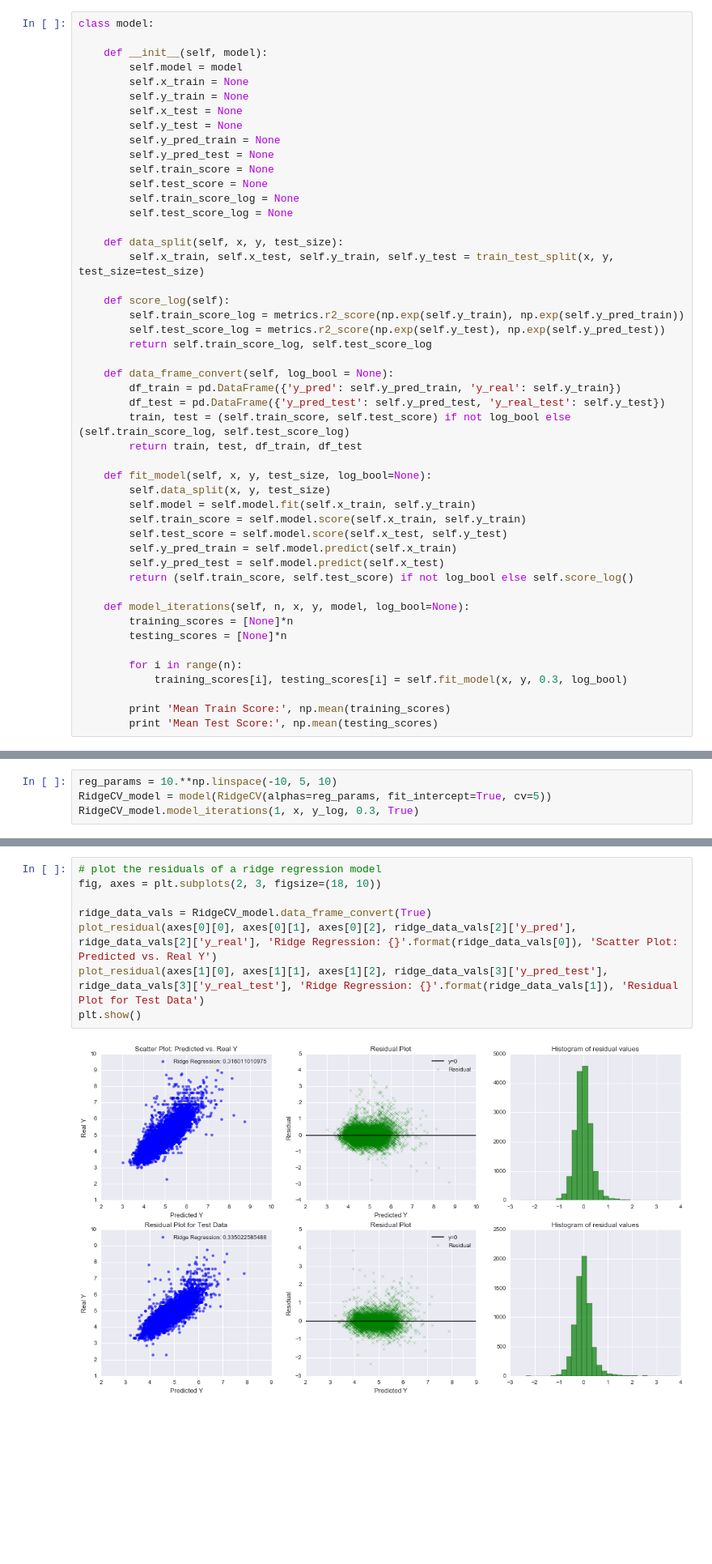
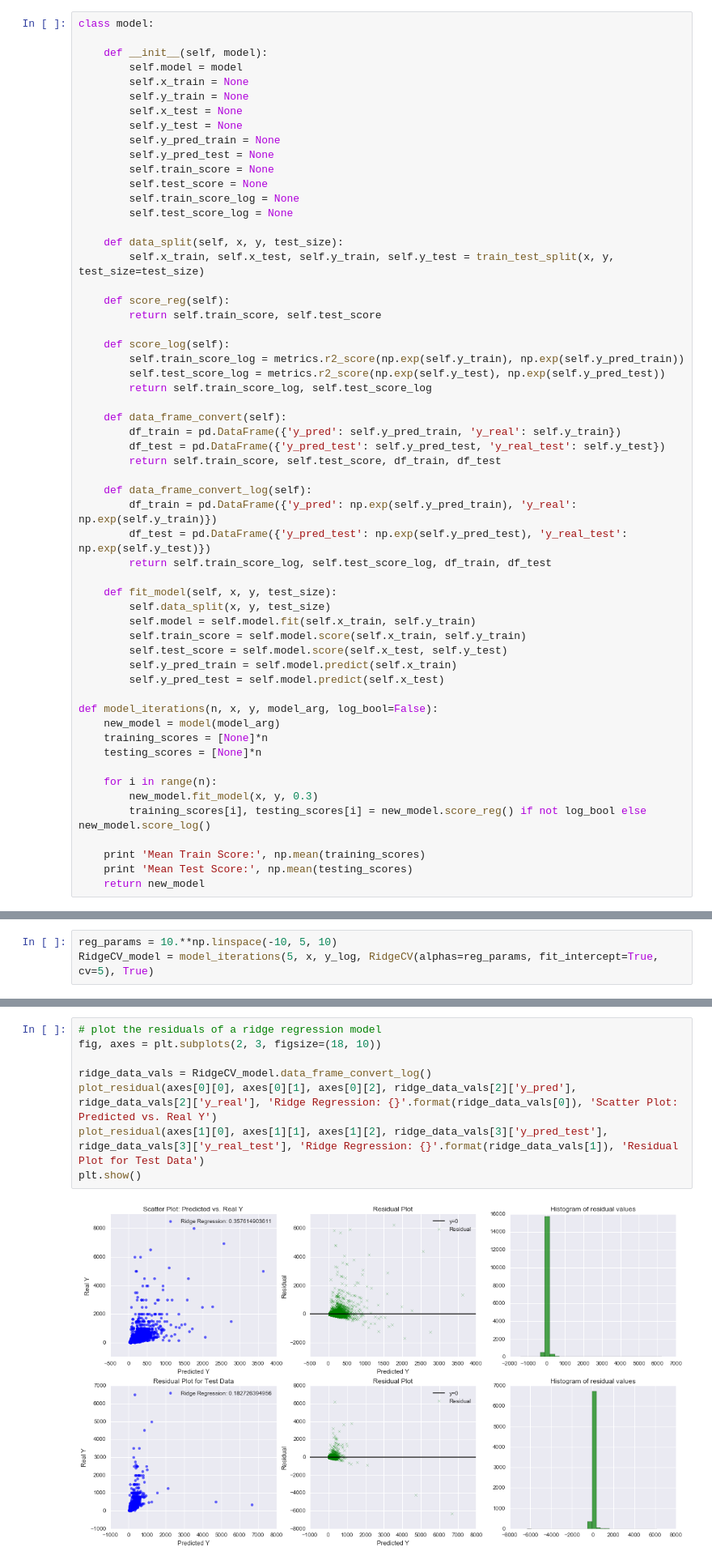
Before and after one commit to samuelklam/airbnb-pricing-prediction, a Jupyter notebook: data-modeling/data-modeling-baseline.ipynb, the cells around one changed output, grey strips where cells are left out. Shown at 81% size. Drawn from its saved outputs; the diff is of its cells as text; blank space fills up the shorter version.

```diff
--- a/data-modeling/data-modeling-baseline.ipynb
+++ b/data-modeling/data-modeling-baseline.ipynb
@@ -80,35 +80,44 @@ class model:
     def data_split(self, x, y, test_size):
         self.x_train, self.x_test, self.y_train, self.y_test = train_test_split(x, y, test_size=test_size)
 
+    def score_reg(self):
+        return self.train_score, self.test_score
+
     def score_log(self):
         self.train_score_log = metrics.r2_score(np.exp(self.y_train), np.exp(self.y_pred_train))
         self.test_score_log = metrics.r2_score(np.exp(self.y_test), np.exp(self.y_pred_test))
         return self.train_score_log, self.test_score_log
 
-    def data_frame_convert(self, log_bool = None):
+    def data_frame_convert(self):
         df_train = pd.DataFrame({'y_pred': self.y_pred_train, 'y_real': self.y_train})
         df_test = pd.DataFrame({'y_pred_test': self.y_pred_test, 'y_real_test': self.y_test})
-        train, test = (self.train_score, self.test_score) if not log_bool else (self.train_score_log, self.test_score_log)
-        return train, test, df_train, df_test
+        return self.train_score, self.test_score, df_train, df_test
 
-    def fit_model(self, x, y, test_size, log_bool=None):
+    def data_frame_convert_log(self):
+        df_train = pd.DataFrame({'y_pred': np.exp(self.y_pred_train), 'y_real': np.exp(self.y_train)})
+        df_test = pd.DataFrame({'y_pred_test': np.exp(self.y_pred_test), 'y_real_test': np.exp(self.y_test)})
+        return self.train_score_log, self.test_score_log, df_train, df_test
+
+    def fit_model(self, x, y, test_size):
         self.data_split(x, y, test_size)
         self.model = self.model.fit(self.x_train, self.y_train)
         self.train_score = self.model.score(self.x_train, self.y_train)
         self.test_score = self.model.score(self.x_test, self.y_test)
         self.y_pred_train = self.model.predict(self.x_train)
         self.y_pred_test = self.model.predict(self.x_test)
-        return (self.train_score, self.test_score) if not log_bool else self.score_log()
 
-    def model_iterations(self, n, x, y, model, log_bool=None):
-        training_scores = [None]*n
-        testing_scores = [None]*n
+def model_iterations(n, x, y, model_arg, log_bool=False):
+    new_model = model(model_arg)
+    training_scores = [None]*n
+    testing_scores = [None]*n
 
-        for i in range(n):
-            training_scores[i], testing_scores[i] = self.fit_model(x, y, 0.3, log_bool)
+    for i in range(n):
+        new_model.fit_model(x, y, 0.3)
+        training_scores[i], testing_scores[i] = new_model.score_reg() if not log_bool else new_model.score_log()
 
-        print 'Mean Train Score:', np.mean(training_scores)
-        print 'Mean Test Score:', np.mean(testing_scores)
+    print 'Mean Train Score:', np.mean(training_scores)
+    print 'Mean Test Score:', np.mean(testing_scores)
+    return new_model
 # %%
 data = pd.read_csv('../datasets/listings_clean.csv')
 data.head()
@@ -205,6 +222,5 @@ pylab.show()
 ### Ridge Regression with Log-Transformed Response
 # %%
 reg_params = 10.**np.linspace(-10, 5, 10)
-RidgeCV_model = model(RidgeCV(alphas=reg_params, fit_intercept=True, cv=5))
-RidgeCV_model.model_iterations(1, x, y_log, 0.3, True)
+RidgeCV_model = model_iterations(5, x, y_log, RidgeCV(alphas=reg_params, fit_intercept=True, cv=5), True)
 # %% [output]
@@ -213,13 +229,13 @@ Mean Test Score: 0.335022585488
 # %%
 # plot the residuals of a ridge regression model
 fig, axes = plt.subplots(2, 3, figsize=(18, 10))
 
-ridge_data_vals = RidgeCV_model.data_frame_convert(True)
+ridge_data_vals = RidgeCV_model.data_frame_convert_log()
 plot_residual(axes[0][0], axes[0][1], axes[0][2], ridge_data_vals[2]['y_pred'], ridge_data_vals[2]['y_real'], 'Ridge Regression: {}'.format(ridge_data_vals[0]), 'Scatter Plot: Predicted vs. Real Y')
 plot_residual(axes[1][0], axes[1][1], axes[1][2], ridge_data_vals[3]['y_pred_test'], ridge_data_vals[3]['y_real_test'], 'Ridge Regression: {}'.format(ridge_data_vals[1]), 'Residual Plot for Test Data')
 plt.show()
 # %% [output]
-[figure, old version]
+[figure, new version]
 # %%
 # qq plot for the train residuals
 stats.probplot(ridge_data_vals[2]['y_pred'] - ridge_data_vals[2]['y_real'], dist="norm", plot=pylab)
```
Also changed, not shown: parts of 19 cells of this notebook.
